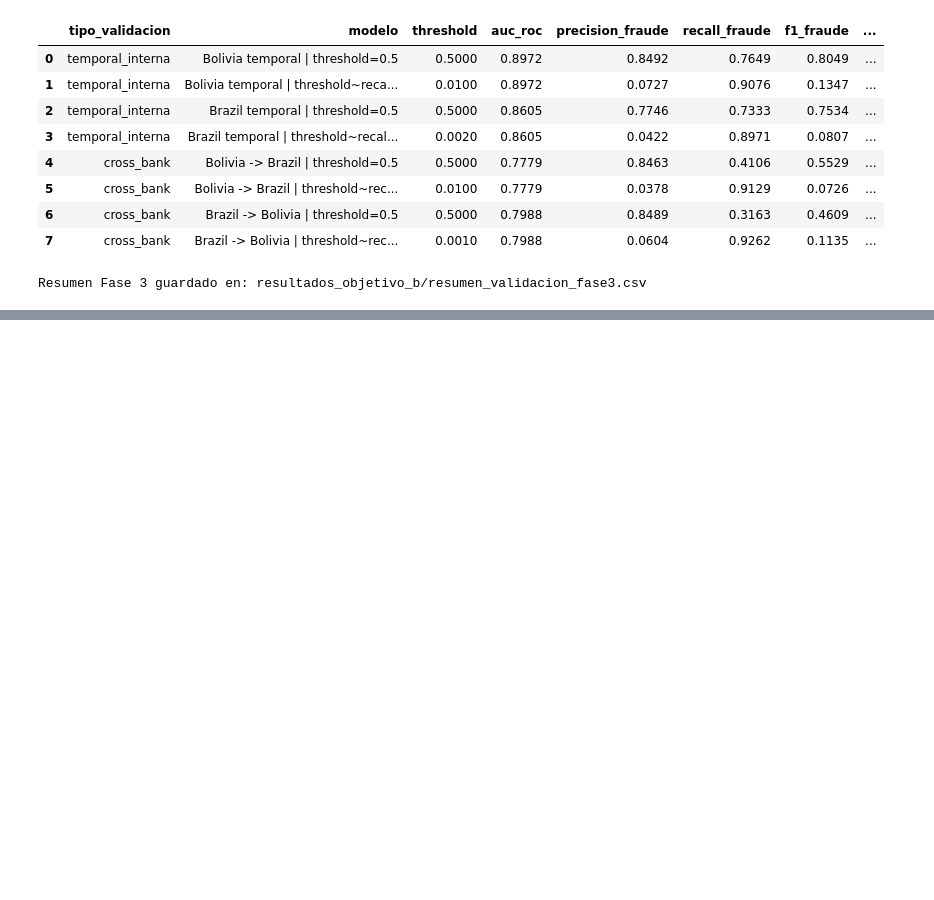
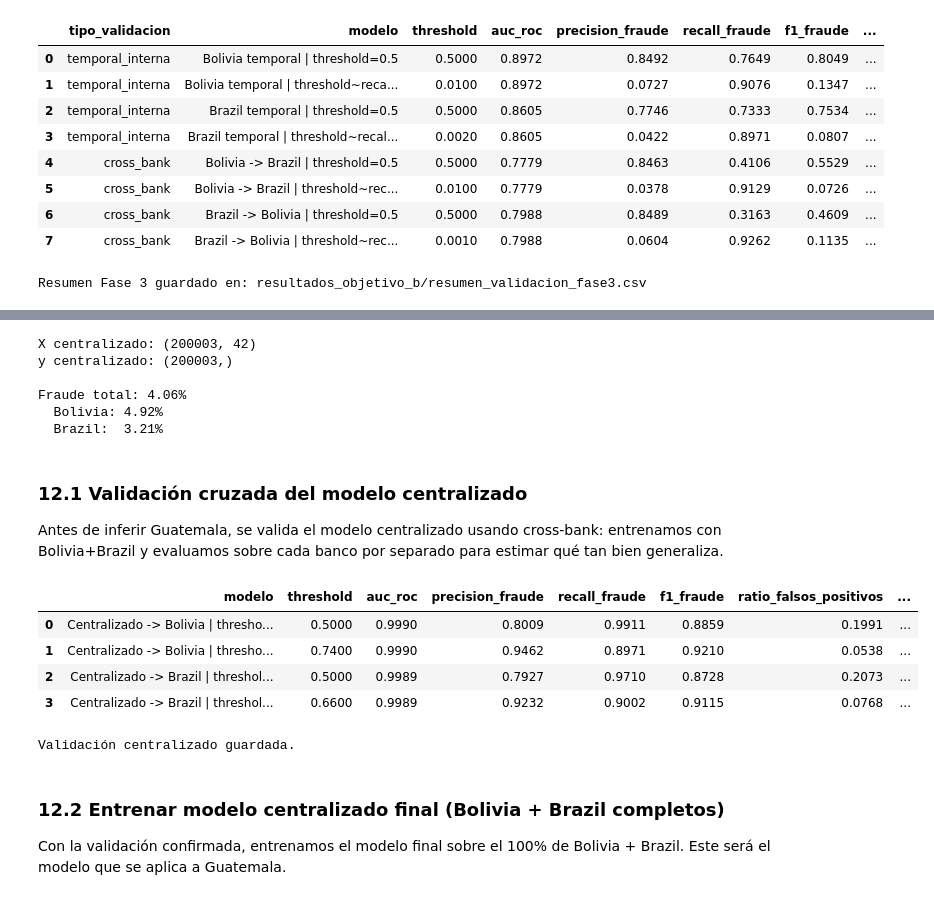
Before and after one commit to JPS4321/AnalisisFraude_plusTI, a Jupyter notebook: Modelado_Federado_Guatemala.ipynb, the cells around one changed output, grey strips where cells are left out. Drawn from its saved outputs; the diff is of its cells as text; code cells hidden in the pictures; blank space fills up the shorter version.

```diff
--- a/Modelado_Federado_Guatemala.ipynb
+++ b/Modelado_Federado_Guatemala.ipynb
@@ -1179,0 +1186,71 @@ Resumen Fase 3 guardado en: resultados_objetivo_b/resumen_validacion_fase3.csv
+# %%
+# Concatenar Bolivia + Brazil
+X_central = pd.concat([X_bo_model, X_br_model], ignore_index=True)
+y_central = pd.concat([y_bo, y_br], ignore_index=True)
+
+print("X centralizado:", X_central.shape)
+print("y centralizado:", y_central.shape)
+print(f"\nFraude total: {y_central.mean() * 100:.2f}%")
+print(f"  Bolivia: {y_bo.mean() * 100:.2f}%")
+print(f"  Brazil:  {y_br.mean() * 100:.2f}%")
+# %% [output]
+X centralizado: (200003, 42)
+y centralizado: (200003,)
+
+Fraude total: 4.06%
+  Bolivia: 4.92%
+  Brazil:  3.21%
+# %% [markdown]
+### 12.1 Validación cruzada del modelo centralizado
+
+Antes de inferir Guatemala, se valida el modelo centralizado usando cross-bank:
+entrenamos con Bolivia+Brazil y evaluamos sobre cada banco por separado para
+estimar qué tan bien generaliza.
+# %%
+# Validar modelo centralizado sobre Bolivia y Brazil por separado
+central_vs_bo = run_training_scenario(
+    scenario_name="Centralizado -> Bolivia",
+    X_train=X_central,
+    y_train=y_central,
+    X_eval=X_bo_model,
+    y_eval=y_bo,
+    target_recall=0.90,
+    random_state=42,
+)
+
+central_vs_br = run_training_scenario(
+    scenario_name="Centralizado -> Brazil",
+    X_train=X_central,
+    y_train=y_central,
+    X_eval=X_br_model,
+    y_eval=y_br,
+    target_recall=0.90,
+    random_state=42,
+)
+
+df_validacion_central = pd.DataFrame(
+    central_vs_bo["metrics"] +
+    central_vs_br["metrics"]
+)[cols_resultados]
+
+df_validacion_central
+# %% [output]
+|  | modelo | threshold | auc_roc | precision_fraude | recall_fraude | f1_fraude | ratio_falsos_positivos | ... |
+| 0 | Centralizado -> Bolivia | thresho... | 0.5000 | 0.9990 | 0.8009 | 0.9911 | 0.8859 | 0.1991 | ... |
+| 1 | Centralizado -> Bolivia | thresho... | 0.7400 | 0.9990 | 0.9462 | 0.8971 | 0.9210 | 0.0538 | ... |
+| 2 | Centralizado -> Brazil | threshol... | 0.5000 | 0.9989 | 0.7927 | 0.9710 | 0.8728 | 0.2073 | ... |
+| 3 | Centralizado -> Brazil | threshol... | 0.6600 | 0.9989 | 0.9232 | 0.9002 | 0.9115 | 0.0768 | ... |
+# %%
+# Guardar validación del modelo centralizado
+df_validacion_central.to_csv(
+    "resultados_objetivo_b/validacion_modelo_centralizado.csv",
+    index=False
+)
+print("Validación centralizado guardada.")
+# %% [output]
+Validación centralizado guardada.
+# %% [markdown]
+### 12.2 Entrenar modelo centralizado final (Bolivia + Brazil completos)
+
+Con la validación confirmada, entrenamos el modelo final sobre el 100% de Bolivia + Brazil.
+Este será el modelo que se aplica a Guatemala.
```
Also changed, not shown: parts of 19 cells of this notebook, 7 other files.
